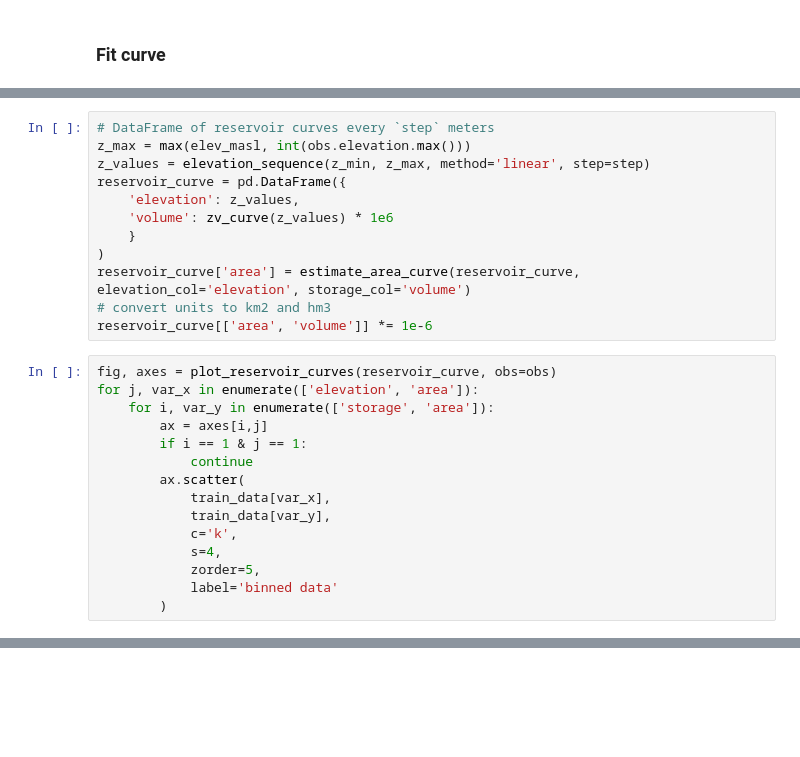
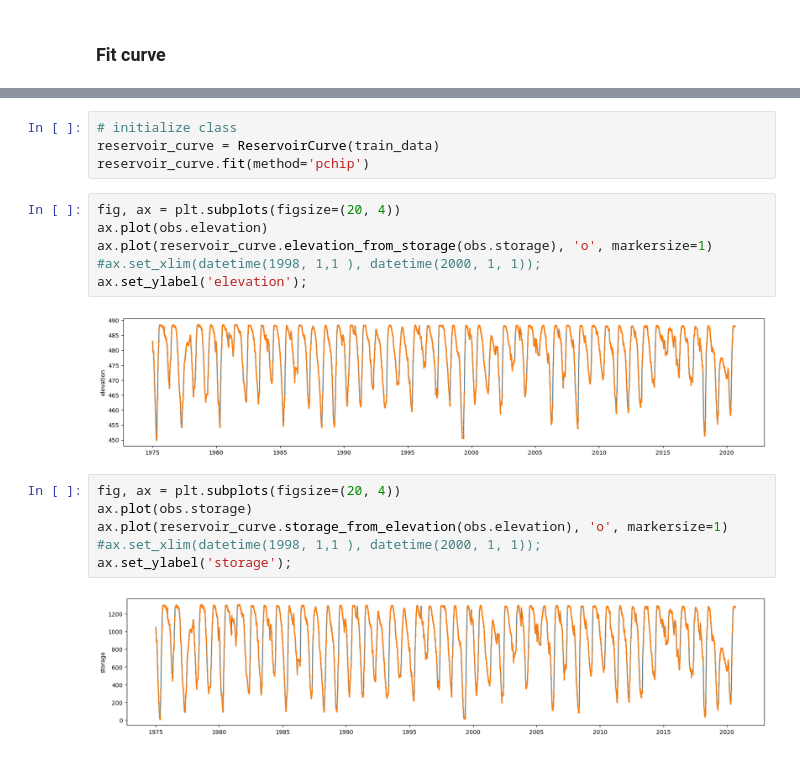
Before and after one commit to casadoj/lisflood-reservoirs, a Jupyter notebook: notebook/GlobalWaterWatch/reservoir_curves.ipynb, the cells around one changed output, grey strips where cells are left out. Saved outputs shown, nothing was run; the diff lists cells and outputs as text; blank space fills up the shorter version.

```diff
--- a/notebook/GlobalWaterWatch/reservoir_curves.ipynb
+++ b/notebook/GlobalWaterWatch/reservoir_curves.ipynb
@@ -172,27 +160,0 @@ step = 2
-# %%
-# DataFrame of reservoir curves every `step` meters
-z_max = max(elev_masl, int(obs.elevation.max()))
-z_values = elevation_sequence(z_min, z_max, method='linear', step=step)
-reservoir_curve = pd.DataFrame({
-    'elevation': z_values,
-    'volume': zv_curve(z_values) * 1e6
-    }
-)
-reservoir_curve['area'] = estimate_area_curve(reservoir_curve, elevation_col='elevation', storage_col='volume')
-# convert units to km2 and hm3
-reservoir_curve[['area', 'volume']] *= 1e-6
-# %%
-fig, axes = plot_reservoir_curves(reservoir_curve, obs=obs)
-for j, var_x in enumerate(['elevation', 'area']):
-    for i, var_y in enumerate(['storage', 'area']):
-        ax = axes[i,j]
-        if i == 1 & j == 1:
-            continue
-        ax.scatter(
-            train_data[var_x],
-            train_data[var_y],
-            c='k',
-            s=4,
-            zorder=5,
-            label='binned data'
-        )
@@ -200,0 +479,20 @@ for j, var_x in enumerate(['elevation', 'area']):
+# %%
+# initialize class
+reservoir_curve = ReservoirCurve(train_data)
+reservoir_curve.fit(method='pchip')
+# %%
+fig, ax = plt.subplots(figsize=(20, 4))
+ax.plot(obs.elevation)
+ax.plot(reservoir_curve.elevation_from_storage(obs.storage), 'o', markersize=1)
+#ax.set_xlim(datetime(1998, 1,1 ), datetime(2000, 1, 1));
+ax.set_ylabel('elevation');
+# %% [output]
+[figure, added]
+# %%
+fig, ax = plt.subplots(figsize=(20, 4))
+ax.plot(obs.storage)
+ax.plot(reservoir_curve.storage_from_elevation(obs.elevation), 'o', markersize=1)
+#ax.set_xlim(datetime(1998, 1,1 ), datetime(2000, 1, 1));
+ax.set_ylabel('storage');
+# %% [output]
+[figure, added]
```
Also changed, not shown: parts of 17 cells of this notebook.
